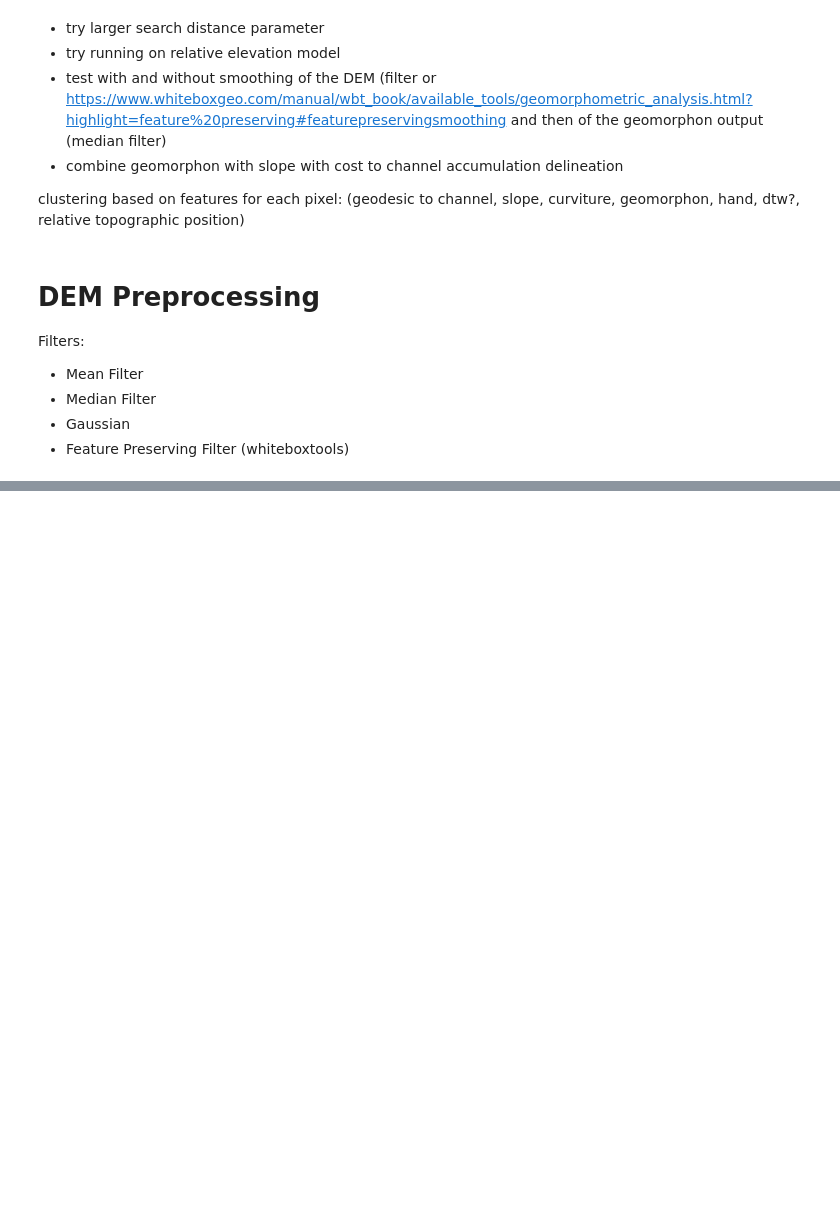
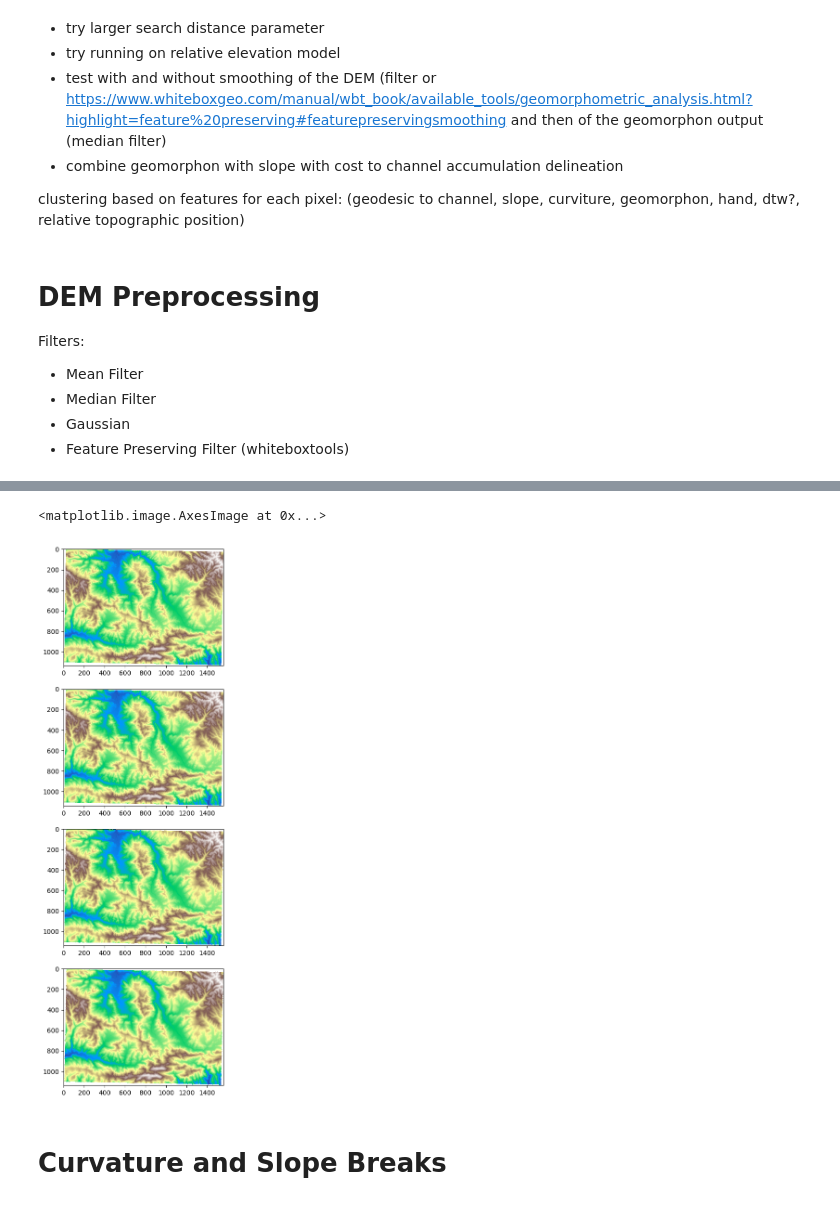
Before and after one commit to avkoehl/valleys, a Jupyter notebook: notebooks/Valley_Bottom_Extraction.ipynb, the cells around one changed output, grey strips where cells are left out. Cells and saved outputs as stored; diff of their text form; code cells hidden in the pictures; blank space fills up the shorter version.

```diff
--- a/notebooks/Valley_Bottom_Extraction.ipynb
+++ b/notebooks/Valley_Bottom_Extraction.ipynb
@@ -353,0 +389,12 @@ filtered = scipy.ndimage.gaussian_filter(test_raster.data, sigma)
+# %%
+# median filter
+f, axs = plt.subplots(4,1, figsize=(5,15))
+axs[0].imshow(raster.data, cmap="terrain")
+axs[1].imshow(scipy.ndimage.median_filter(raster.data, 1), cmap="terrain")
+axs[2].imshow(scipy.ndimage.median_filter(raster.data, 5), cmap="terrain")
+axs[3].imshow(scipy.ndimage.median_filter(raster.data, 10), cmap="terrain")
+# %% [output]
+<matplotlib.image.AxesImage at 0x...>
+[figure, added]
+# %% [markdown]
+# Curvature and Slope Breaks
```
Also changed, not shown: parts of 18 cells of this notebook, 4 other files.
